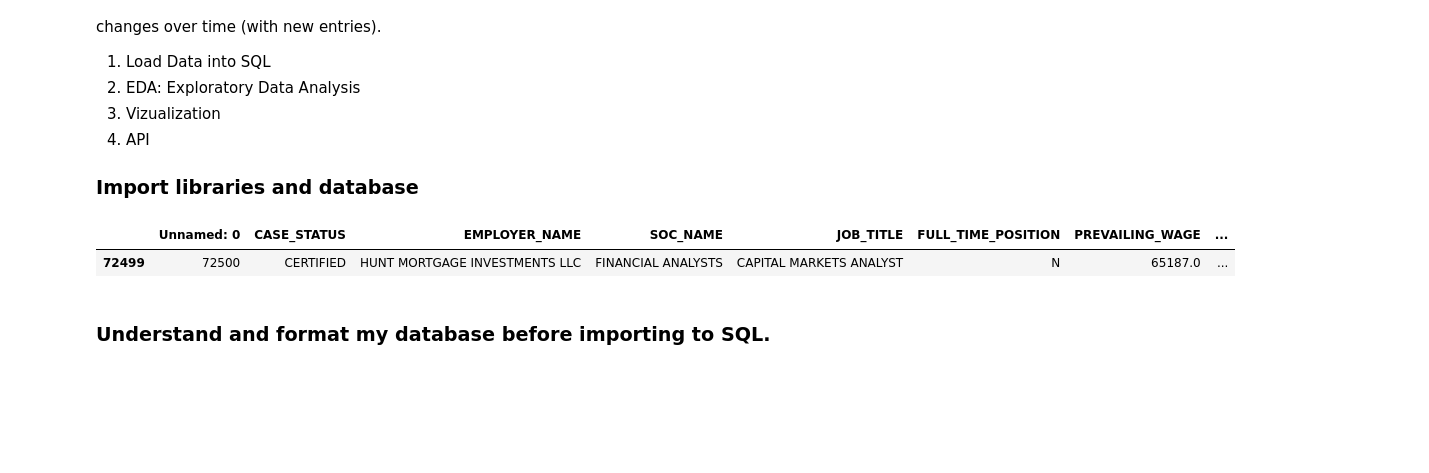
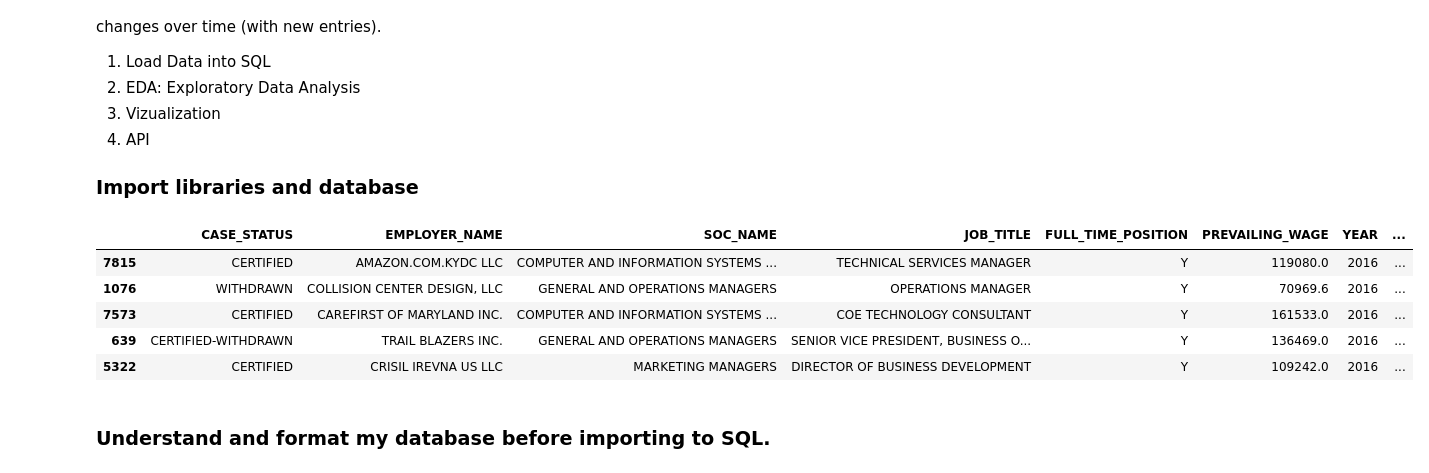
Before and after one commit to VeniceHartwell/immigration_analysis, a Jupyter notebook: ETL.ipynb, the cells around one changed output. Saved outputs shown, nothing was run; the diff lists cells and outputs as text; code cells hidden in the pictures; blank space fills up the shorter version.

```diff
--- a/ETL.ipynb
+++ b/ETL.ipynb
@@ -16,10 +17,16 @@ from getpass import getpass
 import re
 # %%
-df = pd.read_csv("input/h1b_visas_2011-2016.csv")
+# only read in 100,000 visa requests. This dataset includes over 3,000,000 requests!
+df = pd.read_csv("input/h1b_visas_2011-2016.csv", nrows=100000)
+df.drop("Unnamed: 0",axis=1, inplace=True)
 df.sample(5)
 # %% [output]
-|  | Unnamed: 0 | CASE_STATUS | EMPLOYER_NAME | SOC_NAME | JOB_TITLE | FULL_TIME_POSITION | PREVAILING_WAGE | ... |
-| 72499 | 72500 | CERTIFIED | HUNT MORTGAGE INVESTMENTS LLC | FINANCIAL ANALYSTS | CAPITAL MARKETS ANALYST | N | 65187.0 | ... |
+|  | CASE_STATUS | EMPLOYER_NAME | SOC_NAME | JOB_TITLE | FULL_TIME_POSITION | PREVAILING_WAGE | YEAR | ... |
+| 7815 | CERTIFIED | AMAZON.COM.KYDC LLC | COMPUTER AND INFORMATION SYSTEMS ... | TECHNICAL SERVICES MANAGER | Y | 119080.0 | 2016 | ... |
+| 1076 | WITHDRAWN | COLLISION CENTER DESIGN, LLC | GENERAL AND OPERATIONS MANAGERS | OPERATIONS MANAGER | Y | 70969.6 | 2016 | ... |
+| 7573 | CERTIFIED | CAREFIRST OF MARYLAND INC. | COMPUTER AND INFORMATION SYSTEMS ... | COE TECHNOLOGY CONSULTANT | Y | 161533.0 | 2016 | ... |
+| 639 | CERTIFIED-WITHDRAWN | TRAIL BLAZERS INC. | GENERAL AND OPERATIONS MANAGERS | SENIOR VICE PRESIDENT, BUSINESS O... | Y | 136469.0 | 2016 | ... |
+| 5322 | CERTIFIED | CRISIL IREVNA US LLC | MARKETING MANAGERS | DIRECTOR OF BUSINESS DEVELOPMENT | Y | 109242.0 | 2016 | ... |
 # %% [markdown]
 ### Understand and format my database before importing to SQL.
 # %%
```
Also changed, not shown: parts of 25 cells of this notebook, 1 other file.
